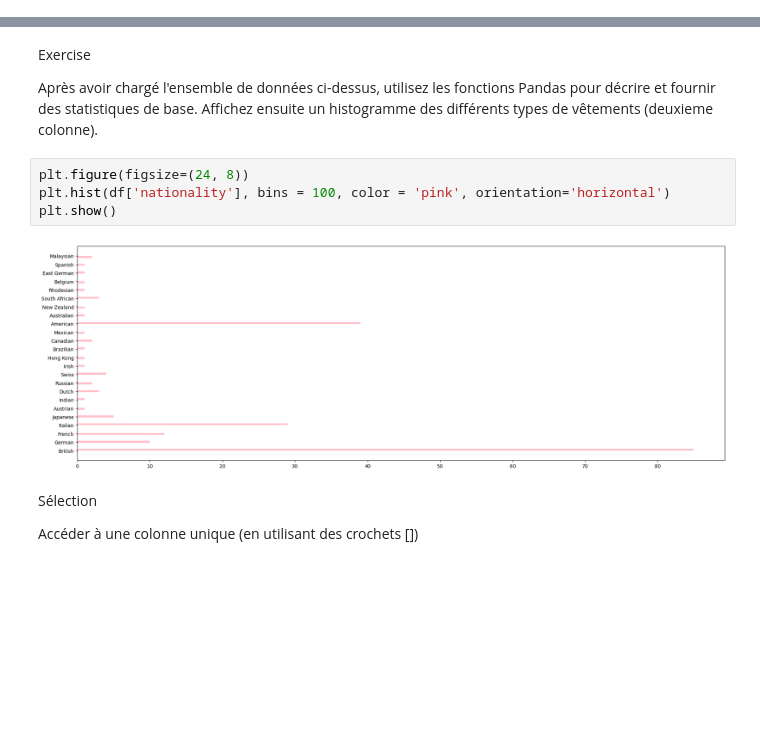
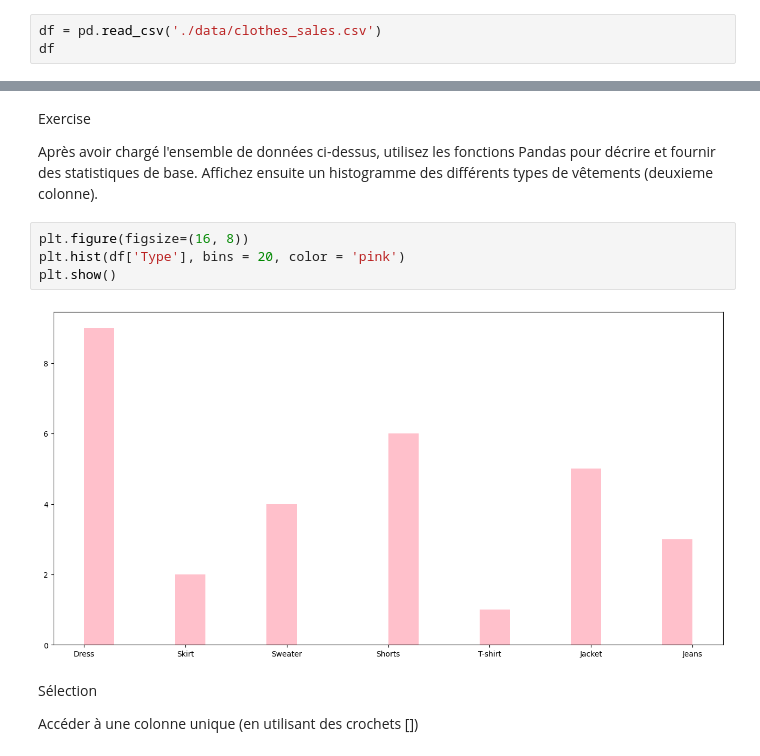
Before and after one commit to mrgeooo14/nomades_to_submit, a Jupyter notebook: DS_day3_pandas.ipynb, the cells around one changed output, grey strips where cells are left out. Cells and saved outputs as stored; diff of their text form; blank space fills up the shorter version.

```diff
--- a/DS_day3_pandas.ipynb
+++ b/DS_day3_pandas.ipynb
@@ -201,0 +185,3 @@ df
+# %%
+df = pd.read_csv('./data/clothes_sales.csv')
+df
@@ -205,11 +209,11 @@ Exercise
 Après avoir chargé l'ensemble de données ci-dessus, utilisez les fonctions Pandas pour décrire et fournir des statistiques de base.
 Affichez ensuite un histogramme des différents types de vêtements (deuxieme colonne).
 # %%
-plt.figure(figsize=(24, 8))
-plt.hist(df['nationality'], bins = 100, color = 'pink', orientation='horizontal')
+plt.figure(figsize=(16, 8))
+plt.hist(df['Type'], bins = 20, color = 'pink')
 plt.show()
 # %% [output]
-[figure, old version]
+[figure, new version]
 # %% [markdown]
 Sélection
 
```
Also changed, not shown: parts of 54 cells of this notebook, 1 other file.
